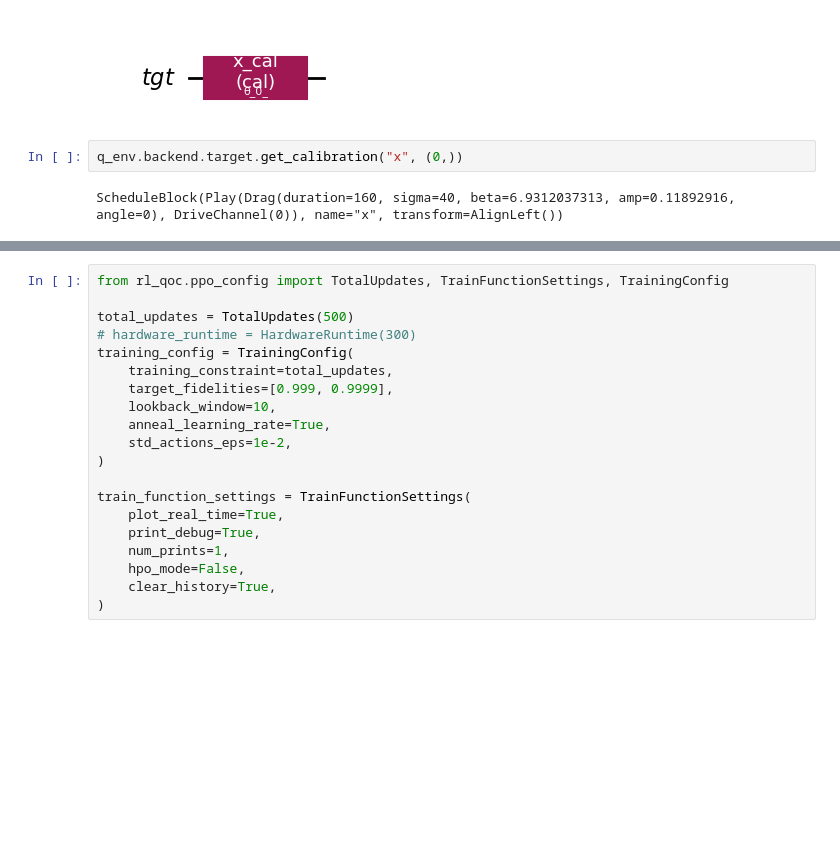
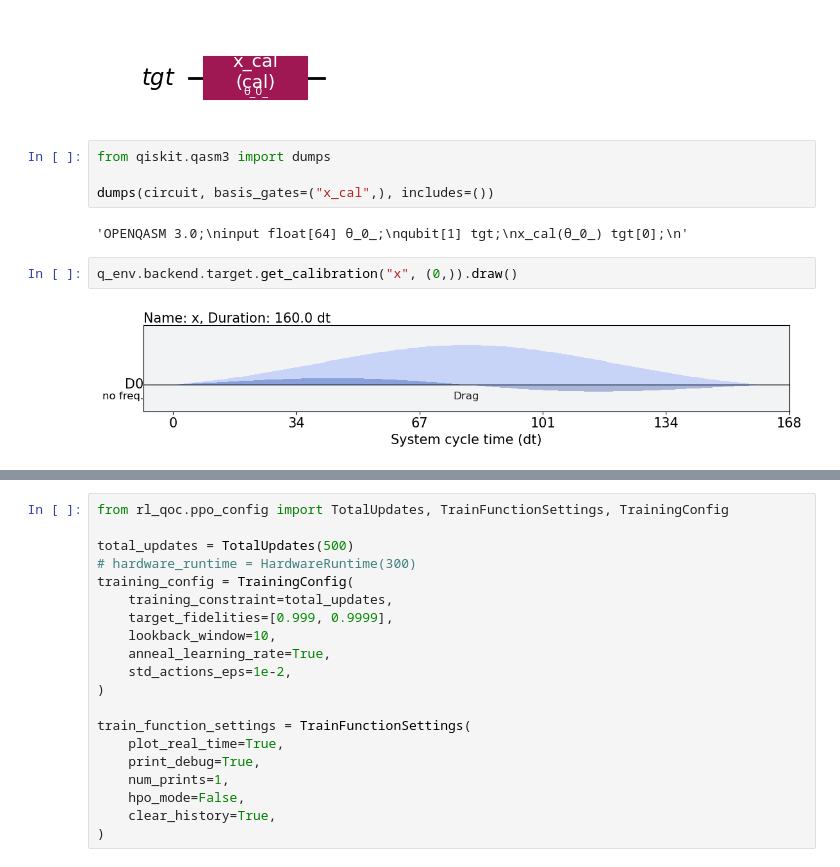
Before and after one commit to arthurostrauss/Quantum_Optimal_Control, a Jupyter notebook: pulse_level/qiskit_pulse/x_calibration/x_calibration.ipynb, the cells around one changed output, grey strips where cells are left out. Drawn from its saved outputs; the diff is of its cells as text; blank space fills up the shorter version.

Commit message:
Edited X calibration
Something broke with pulse estimator V2

```diff
--- a/pulse_level/qiskit_pulse/x_calibration/x_calibration.ipynb
+++ b/pulse_level/qiskit_pulse/x_calibration/x_calibration.ipynb
@@ -92,10 +114,16 @@ circuit = q_env.circuits[0]
 circuit.draw("mpl")
 # %% [output]
 [figure]
+# %%
+from qiskit.qasm3 import dumps
+
+dumps(circuit, basis_gates=("x_cal",), includes=())
+# %% [output]
+'OPENQASM 3.0;\ninput float[64] θ_0_;\nqubit[1] tgt;\nx_cal(θ_0_) tgt[0];\n'
 # %%
-q_env.backend.target.get_calibration("x", (0,))
+q_env.backend.target.get_calibration("x", (0,)).draw()
 # %% [output]
-ScheduleBlock(Play(Drag(duration=160, sigma=40, beta=6.9312037313, amp=0.11892916, angle=0), DriveChannel(0)), name="x", transform=AlignLeft())
+[figure, added]
 # %%
 qc = QuantumCircuit(1)
 qc.sx(0)
```
Also changed, not shown: parts of 19 cells of this notebook, 2 other files.
